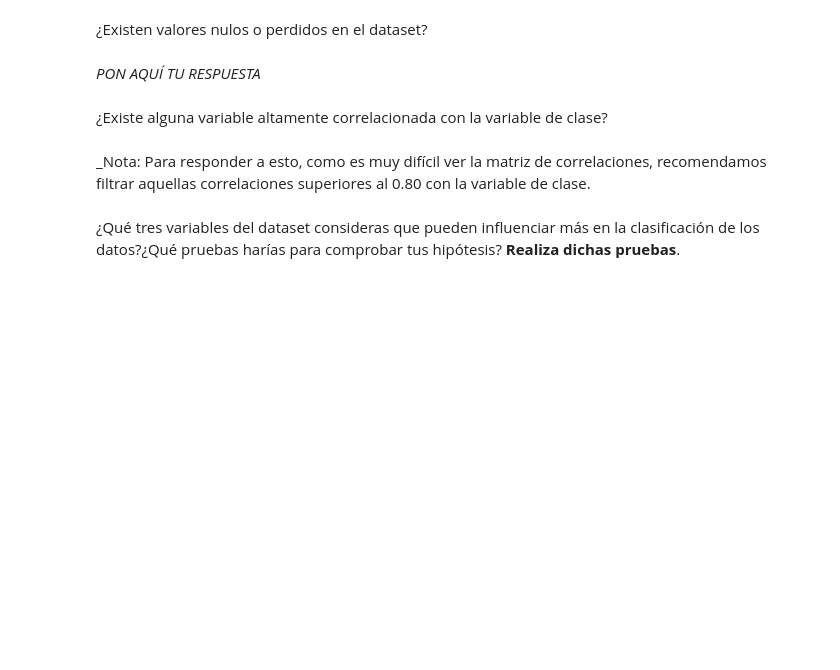
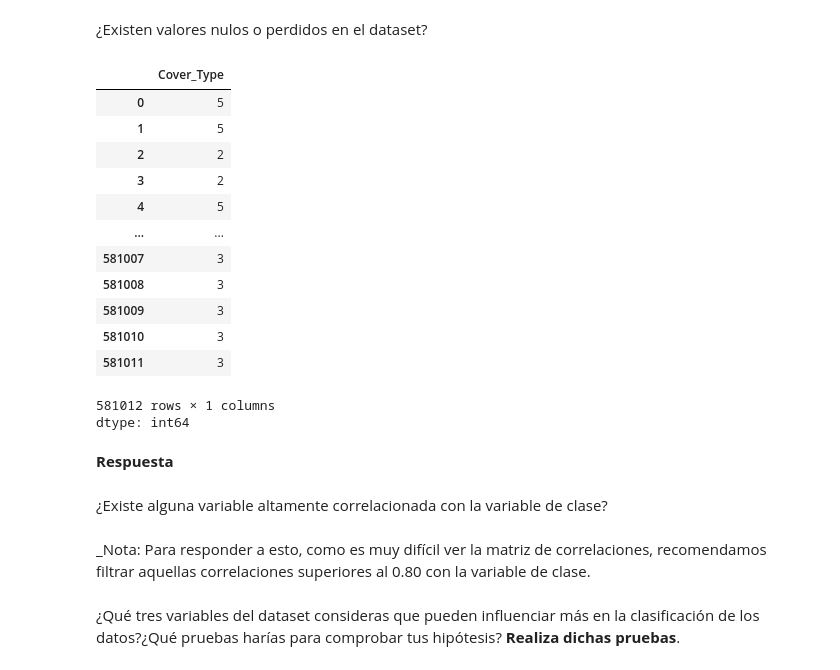
Before and after one commit to criszhirzhan/maestria_PLN_resources, a Jupyter notebook: AprendizajeAutomatico/Actividad2/Actividad_2_CoverType.ipynb, the cells around one changed output. Cells and saved outputs as stored; diff of their text form; code cells hidden in the pictures; blank space fills up the shorter version.

```diff
--- a/AprendizajeAutomatico/Actividad2/Actividad_2_CoverType.ipynb
+++ b/AprendizajeAutomatico/Actividad2/Actividad_2_CoverType.ipynb
@@ -117,8 +161,24 @@ _PON AQUÍ TU RESPUESTA_
 ¿Existen valores nulos o perdidos en el dataset?
 # %%
 ## PON AQUÍ TU CÓDIGO
+df['Cover_Type']
+# %% [output]
+|  | Cover_Type |
+| 0 | 5 |
+| 1 | 5 |
+| 2 | 2 |
+| 3 | 2 |
+| 4 | 5 |
+| ... | ... |
+| 581007 | 3 |
+| 581008 | 3 |
+| 581009 | 3 |
+| 581010 | 3 |
+| 581011 | 3 |
+581012 rows × 1 columns
+dtype: int64
 # %% [markdown]
-_PON AQUÍ TU RESPUESTA_
+**Respuesta**
 # %% [markdown]
 ¿Existe alguna variable altamente correlacionada con la variable de clase?
 # %% [markdown]
```
Also changed, not shown: parts of 3 cells of this notebook.
